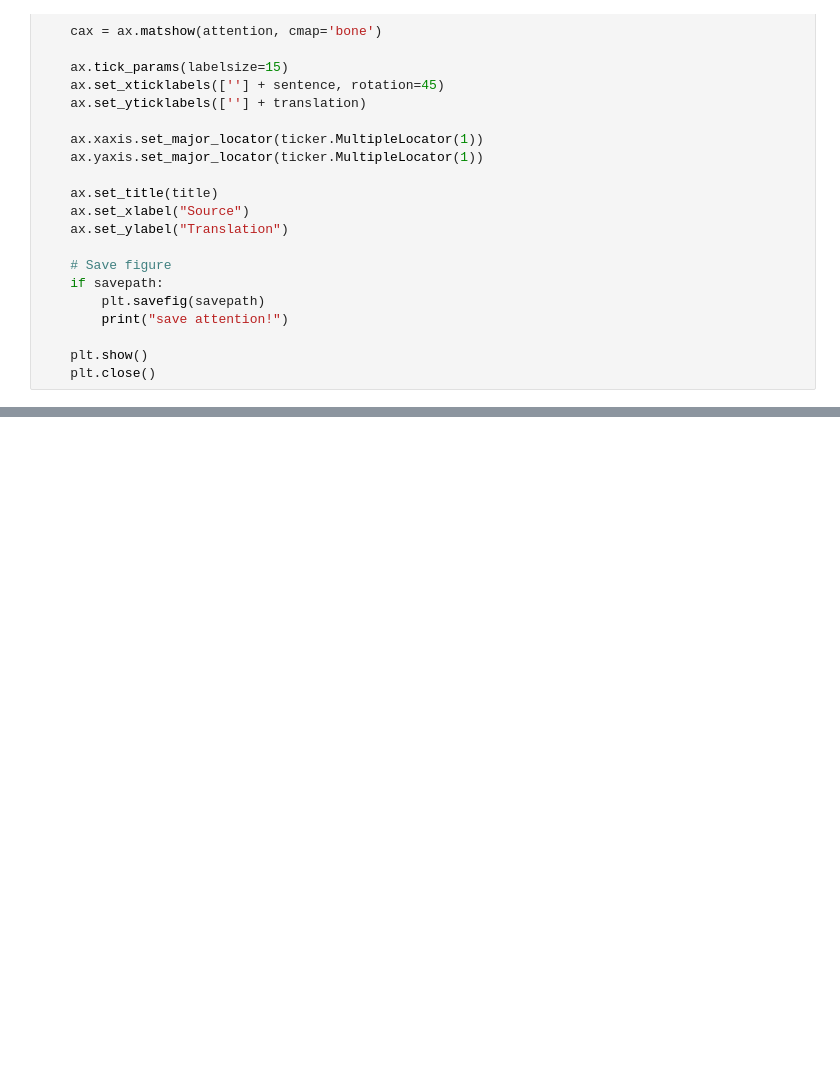
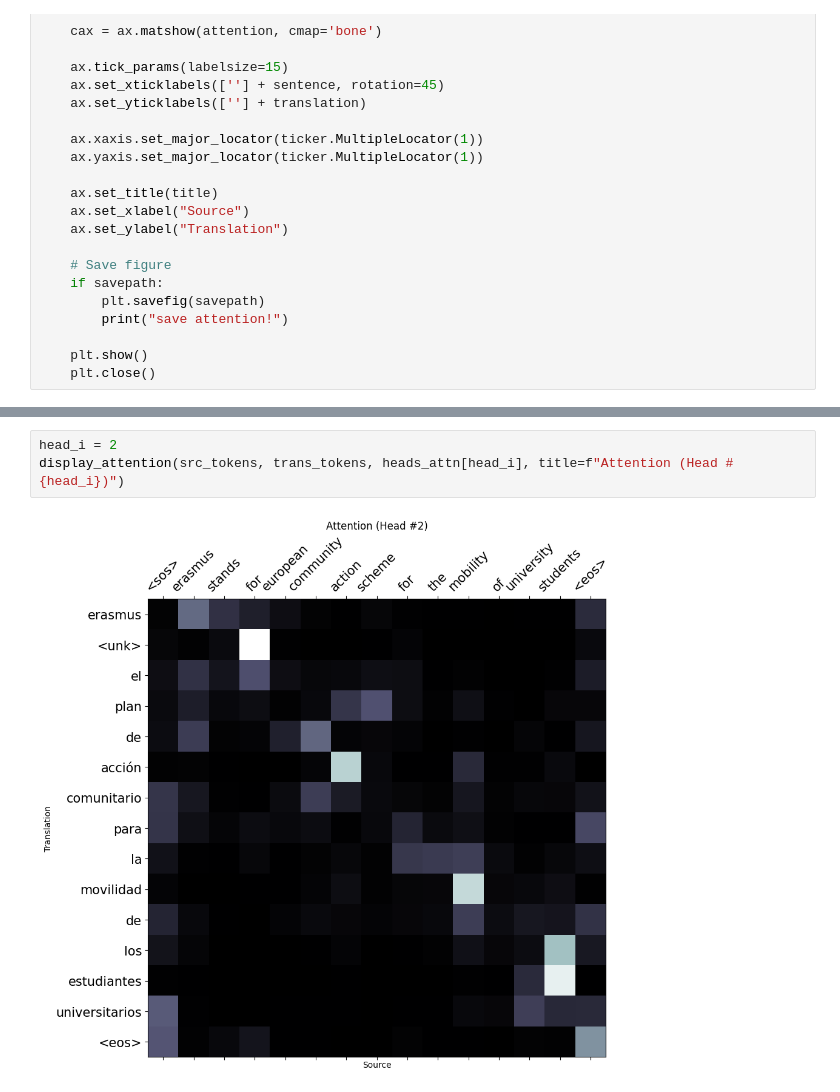
Before and after one commit to salvacarrion/mltests-old, a Jupyter notebook: seq2seq/transformers/jupyters/2_test.ipynb, the cells around one changed output, grey strips where cells are left out. Drawn from its saved outputs; the diff is of its cells as text; blank space fills up the shorter version.

```diff
--- a/seq2seq/transformers/jupyters/2_test.ipynb
+++ b/seq2seq/transformers/jupyters/2_test.ipynb
@@ -158,0 +183,5 @@ for i, attn_head in enumerate(heads_attn):  # Batch zero
+# %%
+head_i = 2
+display_attention(src_tokens, trans_tokens, heads_attn[head_i], title=f"Attention (Head #{head_i})")
+# %% [output]
+[figure, added]
```
Also changed, not shown: parts of 23 cells of this notebook.
